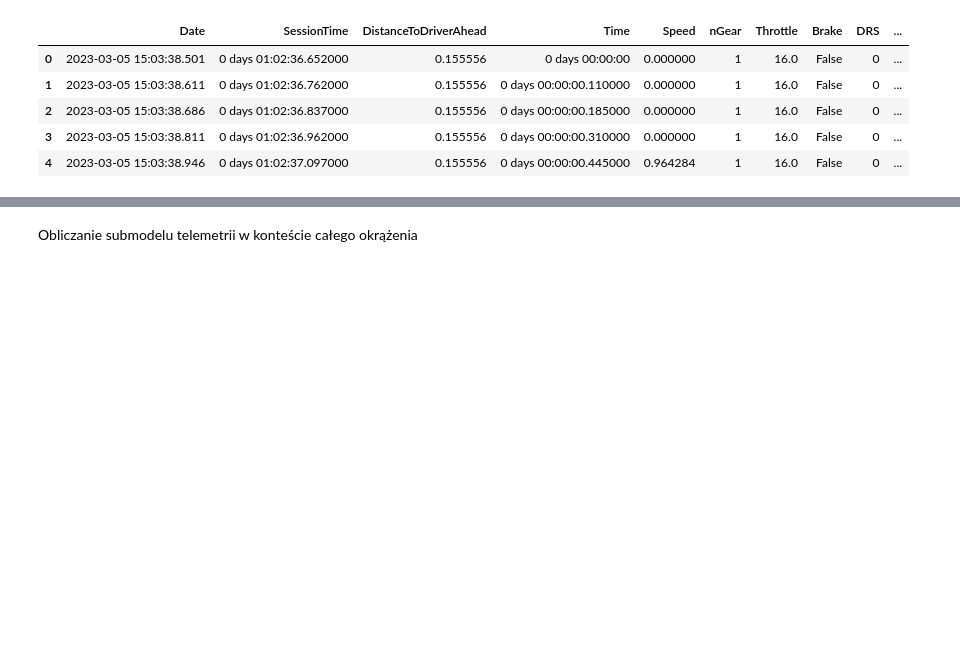
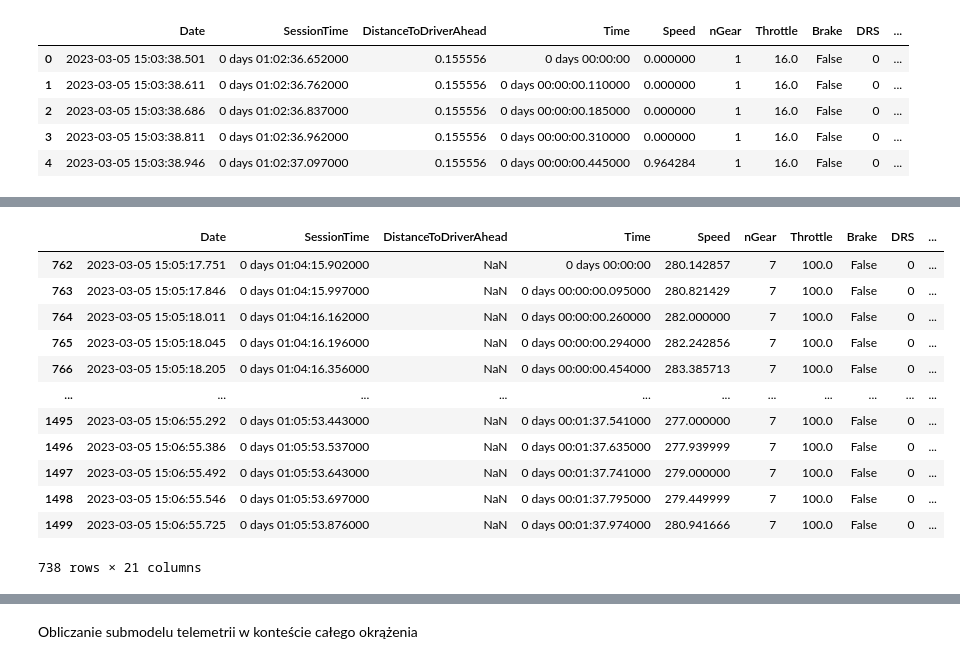
Before and after one commit to Whal0/F1_dataExploration, a Jupyter notebook: telemetry/analysis_fastf1.ipynb, the cells around one changed output, grey strips where cells are left out. Drawn from its saved outputs; the diff is of its cells as text; code cells hidden in the pictures; blank space fills up the shorter version.

```diff
--- a/telemetry/analysis_fastf1.ipynb
+++ b/telemetry/analysis_fastf1.ipynb
@@ -223,3 +210,0 @@ lon, lat = computations.compute_accelerations(telemetry=telemetry)
-# %%
-telemetry["lat_acc"] = lat
-telemetry["lon_acc"] = lon
@@ -225,0 +227,21 @@ telemetry["lon_acc"] = lon
+# %%
+computations = telemetry_computations()
+
+lon, lat = computations.compute_accelerations(telemetry=telemetry)
+
+# Otherwise, compute per-driver lap:
+all_lon, all_lat = [], []
+for (driver, lap), group in telemetry.groupby(['DriverNumber', 'LapNumber']):
+    group = group.sort_values('Time')  # sort before computing derivatives
+    lon_, lat_ = computations.compute_accelerations(telemetry=group)
+    all_lon.append(lon_)
+    all_lat.append(lat_)
+
+# Flatten results and assign if needed
+# Załóżmy że all_lon i all_lat to listy numpy arrayów
+all_lon_series = [pd.Series(arr) for arr in all_lon]
+all_lat_series = [pd.Series(arr) for arr in all_lat]
+
+# Teraz concat będzie działać
+telemetry['lon_acc'] = pd.concat(all_lon_series, ignore_index=True)
+telemetry['lat_acc'] = pd.concat(all_lat_series, ignore_index=True)
@@ -226,5 +282,5 @@ telemetry["lon_acc"] = lon
 # %%
-telemetry['TimeNumberLapTime'] = telemetry.groupby('LapNumber').cumcount() + 1
-telemetry['TimeNumberLapCounts'] = telemetry.groupby('LapNumber')['LapNumber'].transform('count')
+telemetry['TimeNumberLapTime'] = telemetry.groupby(['DriverNumber', 'LapNumber']).cumcount() + 1
+telemetry['TimeNumberLapCounts'] = telemetry.groupby(['DriverNumber', 'LapNumber'])['LapNumber'].transform('count')
 
-telemetry['LapProgress'] =  telemetry['TimeNumberLapTime'] / telemetry['TimeNumberLapCounts']
+telemetry['LapProgress'] = telemetry['TimeNumberLapTime'] / telemetry['TimeNumberLapCounts']
@@ -247,3 +289,19 @@ telemetry
+# %%
+telemetry[(telemetry['DriverNumber'] == 1.0) & (telemetry['LapNumber'] == 2)]
+# %% [output]
+|  | Date | SessionTime | DistanceToDriverAhead | Time | Speed | nGear | Throttle | Brake | DRS | ... |
+| 762 | 2023-03-05 15:05:17.751 | 0 days 01:04:15.902000 | NaN | 0 days 00:00:00 | 280.142857 | 7 | 100.0 | False | 0 | ... |
+| 763 | 2023-03-05 15:05:17.846 | 0 days 01:04:15.997000 | NaN | 0 days 00:00:00.095000 | 280.821429 | 7 | 100.0 | False | 0 | ... |
+| 764 | 2023-03-05 15:05:18.011 | 0 days 01:04:16.162000 | NaN | 0 days 00:00:00.260000 | 282.000000 | 7 | 100.0 | False | 0 | ... |
+| 765 | 2023-03-05 15:05:18.045 | 0 days 01:04:16.196000 | NaN | 0 days 00:00:00.294000 | 282.242856 | 7 | 100.0 | False | 0 | ... |
+| 766 | 2023-03-05 15:05:18.205 | 0 days 01:04:16.356000 | NaN | 0 days 00:00:00.454000 | 283.385713 | 7 | 100.0 | False | 0 | ... |
+| ... | ... | ... | ... | ... | ... | ... | ... | ... | ... | ... |
+| 1495 | 2023-03-05 15:06:55.292 | 0 days 01:05:53.443000 | NaN | 0 days 00:01:37.541000 | 277.000000 | 7 | 100.0 | False | 0 | ... |
+| 1496 | 2023-03-05 15:06:55.386 | 0 days 01:05:53.537000 | NaN | 0 days 00:01:37.635000 | 277.939999 | 7 | 100.0 | False | 0 | ... |
+| 1497 | 2023-03-05 15:06:55.492 | 0 days 01:05:53.643000 | NaN | 0 days 00:01:37.741000 | 279.000000 | 7 | 100.0 | False | 0 | ... |
+| 1498 | 2023-03-05 15:06:55.546 | 0 days 01:05:53.697000 | NaN | 0 days 00:01:37.795000 | 279.449999 | 7 | 100.0 | False | 0 | ... |
+| 1499 | 2023-03-05 15:06:55.725 | 0 days 01:05:53.876000 | NaN | 0 days 00:01:37.974000 | 280.941666 | 7 | 100.0 | False | 0 | ... |
+738 rows × 21 columns
 # %%
 def divide_column_by_sign(df : pd.DataFrame, column : str) -> pd.DataFrame:
 
```
Also changed, not shown: parts of 28 cells of this notebook.
